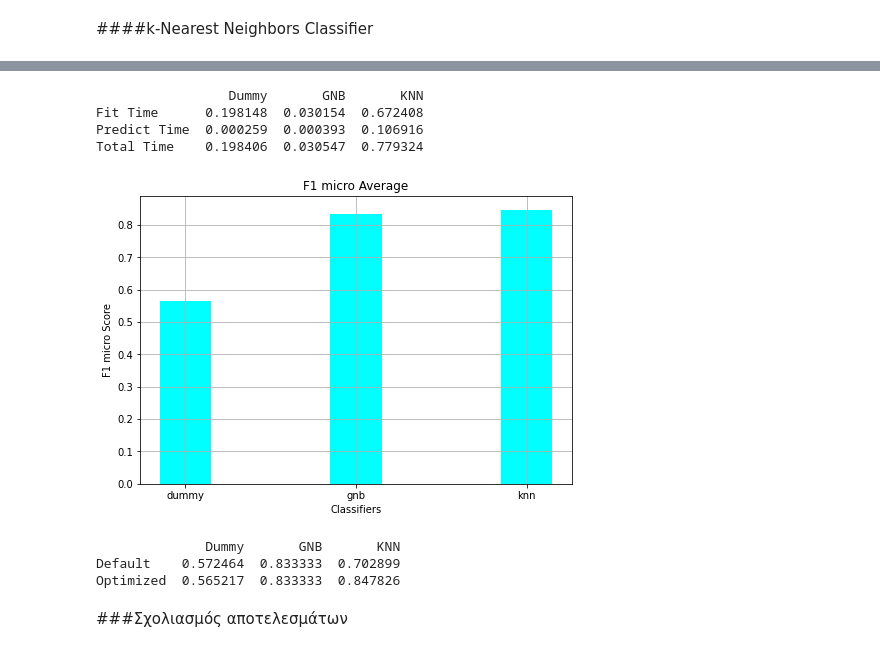
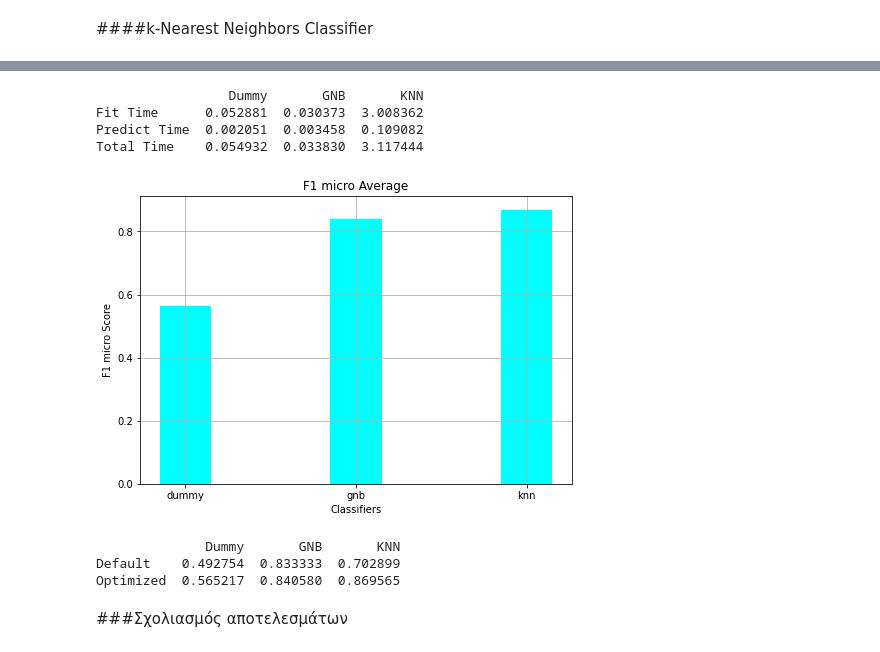
Before and after one commit to jkalogero/Neural-Networks, a Jupyter notebook: Lab_1/Lab_1.ipynb, the cells around one changed output, grey strips where cells are left out. Drawn from its saved outputs; the diff is of its cells as text; code cells hidden in the pictures.

```diff
--- a/Lab_1/Lab_1.ipynb
+++ b/Lab_1/Lab_1.ipynb
@@ -1192,7 +1283,11 @@ Optimized  0.577492  0.826699  0.845481
 f1_scores_micro = runEstimators(train=final_train, test=final_test, train_labels=train_labels, test_labels=test_labels,
                                 my_transformers=transformers, my_classifiers={'dummy': dummy},
                                 est_values_mapper=est_values_mapper, scoring='f1_micro')
-micros = [(k,v) for k, v in sorted(f1_scores['micro'].items(), key=lambda item: item[1], reverse=True)]
-print(micros)
-getResults(f1_scores_micro, micros, final_test, test_labels, "rejected", "granted")
+
+
+# compute f1-micro
+dummy_micro = {k: f1_score(test_labels, v, average='micro') for k,v in f1_scores_micro['preds'].items()}
+# get the estimator with the maximum f1-micro
+opt_est_dummy_micro = max(dummy_micro.items(), key=operator.itemgetter(1))[0]
+getResults(f1_scores_micro, opt_est_dummy_micro, final_test, test_labels, "rejected", "granted")
 # %% [output]
@@ -1306,7 +1435,11 @@ Fitting 2 folds for each of 5 candidates, totalling 10 fits
 f1_scores_gnb_micro = runEstimators(train=final_train, test=final_test, train_labels=train_labels, test_labels=test_labels,
                                     my_transformers=transformers, my_classifiers={'gnb': gnb},
                                     est_values_mapper=est_values_mapper, scoring='f1_micro')
-micros_gnb = [(k,v) for k, v in sorted(f1_scores_gnb['micro'].items(), key=lambda item: item[1], reverse=True)]
-# print(micros_gnb)
-getResults(f1_scores_gnb_micro, micros_gnb, final_test, test_labels, "rejected", "granted")
+
+
+# compute f1-micro
+gnb_micro = {k: f1_score(test_labels, v, average='micro') for k,v in f1_scores_gnb_micro['preds'].items()}
+# get the estimator with the maximum f1-micro
+opt_est_gnb_micro = max(gnb_micro.items(), key=operator.itemgetter(1))[0]
+getResults(f1_scores_gnb_micro, opt_est_gnb_micro, final_test, test_labels, "rejected", "granted")
 # %% [output]
@@ -1448,10 +1652,22 @@ Fitting 2 folds for each of 4 candidates, totalling 8 fits
 # %% [markdown]
 ####k-Nearest Neighbors  Classifier
 # %%
+est_values_mapper_opt_knn = {
+    'selector': [0, 1000, 10000, 1000000],
+    'pca': [10, 20, 30, 40, 50, 60],
+    'kNN': {
+        "kNN":[i for i in range(1, 51, 2)]
+    }
+}
+
 f1_scores_knn_micro = runEstimators(train=final_train, test=final_test, train_labels=train_labels, test_labels=test_labels,
                                     my_transformers=transformers, my_classifiers={'kNN': knn},
-                                    est_values_mapper=est_values_mapper, scoring='f1_micro')
-micros_knn = [(k,v) for k, v in sorted(f1_scores_knn['micro'].items(), key=lambda item: item[1], reverse=True)]
-# print(micros_knn)
-getResults(f1_scores_knn_micro, micros_knn, final_test, test_labels, "rejected", "granted")
+                                    est_values_mapper=est_values_mapper_opt_knn, scoring='f1_micro')
+
+# compute f1-micro
+knn_micro = {k: f1_score(test_labels, v, average='micro') for k,v in f1_scores_knn_micro['preds'].items()}
+# get the estimator with the maximum f1-micro
+opt_est_knn_micro = max(knn_micro.items(), key=operator.itemgetter(1))[0]
+
+getResults(f1_scores_knn_micro, opt_est_knn_micro, final_test, test_labels, "rejected", "granted")
 # %% [output]
@@ -1494,22 +1757,25 @@ Fitting 2 folds for each of 5 candidates, totalling 10 fits
 [Parallel(n_jobs=-1)]: Using backend LokyBackend with 2 concurrent workers.
 ... (63 outputs left out)
 # %%
-printRunTimes(f1_scores_micro, f1_scores_gnb_micro, f1_scores_knn_micro, micros , micros_gnb, micros_knn)
+printRunTimes(f1_scores_micro, f1_scores_gnb_micro, f1_scores_knn_micro,
+              opt_est_dummy_micro, opt_est_gnb_micro, opt_est_knn_micro)
 # %% [output]
                  Dummy       GNB       KNN
-Fit Time      0.198148  0.030154  0.672408
-Predict Time  0.000259  0.000393  0.106916
-Total Time    0.198406  0.030547  0.779324
+Fit Time      0.052881  0.030373  3.008362
+Predict Time  0.002051  0.003458  0.109082
+Total Time    0.054932  0.033830  3.117444
-# %%
-plotMetrics(f1_scores_micro, f1_scores_gnb_micro, f1_scores_knn_micro, micros , micros_gnb, micros_knn, "micro")
-# %% [output]
-[figure, removed]
-# %%
-printPerformanceProgress(f1_scores_micro, f1_scores_gnb_micro, f1_scores_knn_micro, micros , micros_gnb, micros_knn, f1_scores_default, 'micro')
-# %% [output]
-              Dummy       GNB       KNN
-Default    0.572464  0.833333  0.702899
-Optimized  0.565217  0.833333  0.847826
+# %%
+plotMetrics(dummy_micro, gnb_micro, knn_micro,
+            opt_est_dummy_micro, opt_est_gnb_micro, opt_est_knn_micro, "micro")
+# %% [output]
+[figure, added]
+# %%
+printPerformanceProgress(f1_micro_scores, dummy_micro, gnb_micro, knn_micro,
+                         opt_est_dummy_micro, opt_est_gnb_micro, opt_est_knn_micro)
+# %% [output]
+              Dummy       GNB       KNN
+Default    0.492754  0.833333  0.702899
+Optimized  0.565217  0.840580  0.869565
 # %% [markdown]
 ###Σχολιασμός αποτελεσμάτων
 # %% [markdown]
```
Also changed, not shown: parts of 21 cells of this notebook.
